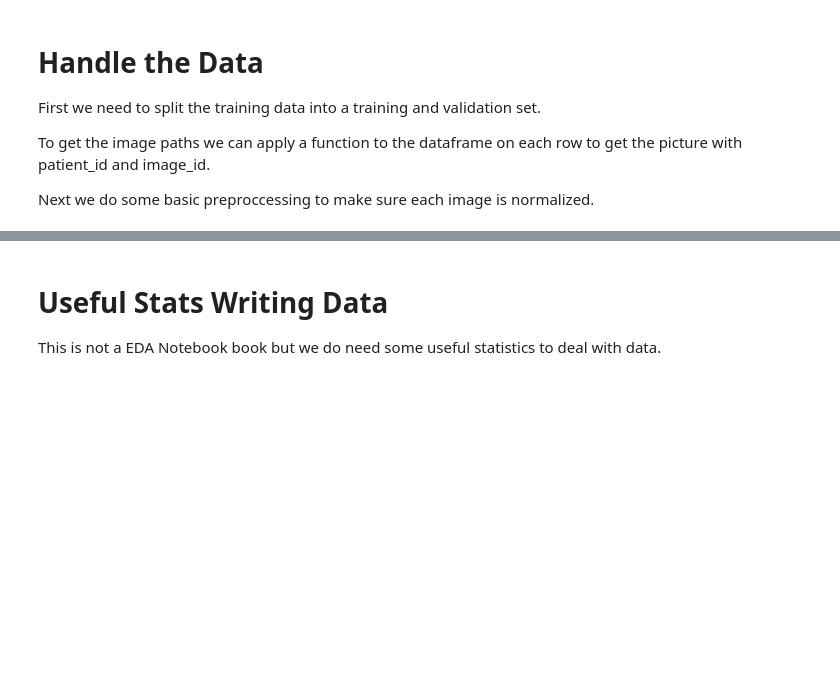
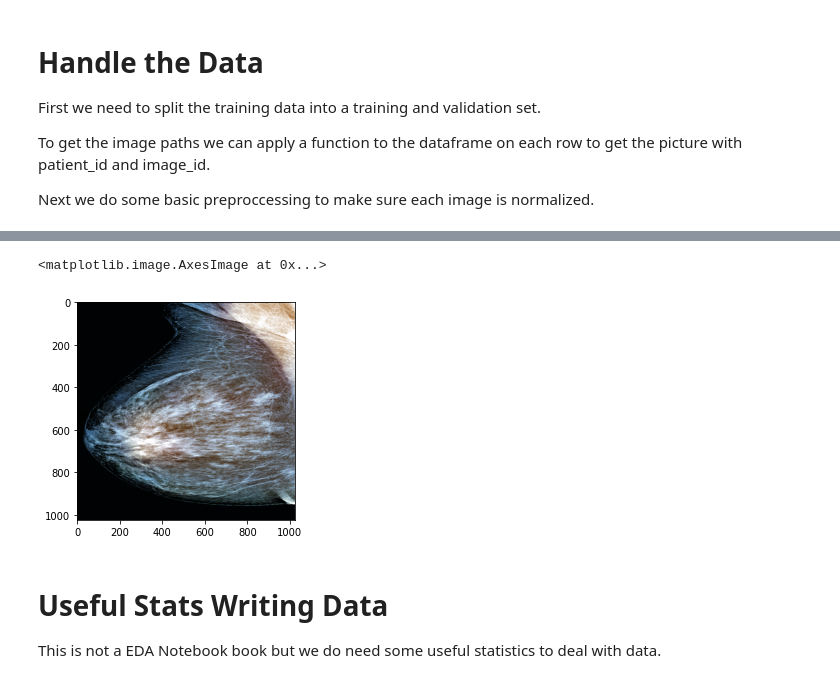
Before and after one commit to djm3622/personal_proj, a Jupyter notebook: tfwriter-rsna.ipynb, the cells around one changed output, grey strips where cells are left out. Saved outputs shown, nothing was run; the diff lists cells and outputs as text; code cells hidden in the pictures; blank space fills up the shorter version.

Commit message:
Kaggle Notebook | TFWriter-RSNA | Version 4

```diff
--- a/tfwriter-rsna.ipynb
+++ b/tfwriter-rsna.ipynb
@@ -39,14 +73,32 @@ def add_img_path_to_pd(row):
+# %%
+def clahe(img, clip):
+    clahe = cv2.createCLAHE(clipLimit=clip)
+    cl = clahe.apply(np.array(img*255, dtype=np.uint8))
+    return cl
 # %%
 def preprocess(imagepath):
+    IMG_SIZE = 1024
     ds = pydicom.dcmread(imagepath)
     img = ds.pixel_array
 
+    img_max = np.max(img)
     img = img / np.max(img)
-
     if ds.PhotometricInterpretation == "MONOCHROME1":
         img = 1 - img
+    img = img * img_max
+    img = img[..., tf.newaxis]
 
-    img = img[..., tf.newaxis]
-    img = tf.image.resize(img, [1024, 1024])
+    (x, y, w, h) = crop_coords(img.astype("uint8"))
+    img_cropped = img[y:y+h, x:x+w]
 
-    return img
+    img_normalized = truncation_normalization(img_cropped)
+
+    cl1 = clahe(img_normalized, 1.0)
+    cl2 = clahe(img_normalized, 2.0)
+    img_final = cv2.merge((np.array(img_normalized*255, dtype=np.uint8),cl1,cl2))
+
+    img_final = cv2.resize(img_final, (IMG_SIZE, IMG_SIZE))
+
+    return (img_final / np.max(img_final)).astype('float32')
+# %%
+img = tf.io.serialize_tensor(preprocess('/kaggle/input/rsna-breast-cancer-detection/train_images/10025/893612858.dcm')).numpy()
@@ -53,3 +107,10 @@ def preprocess(imagepath):
+# %%
+image = tf.io.parse_tensor(img, out_type=tf.float32)
+# %%
+plt.imshow(image)
+# %% [output]
+<matplotlib.image.AxesImage at 0x...>
+[figure, added]
 # %% [markdown]
 # Useful Stats Writing Data
 
```
Also changed, not shown: parts of 16 cells of this notebook.
